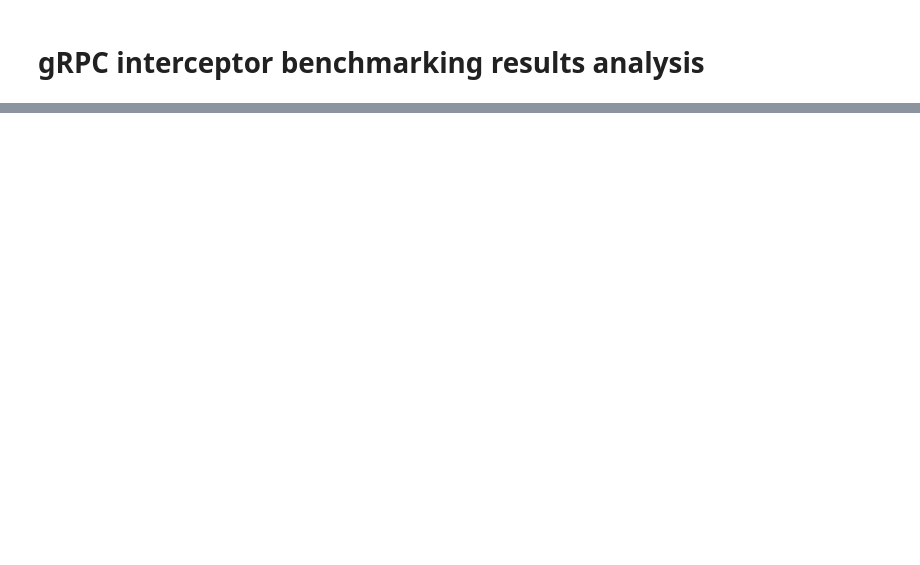
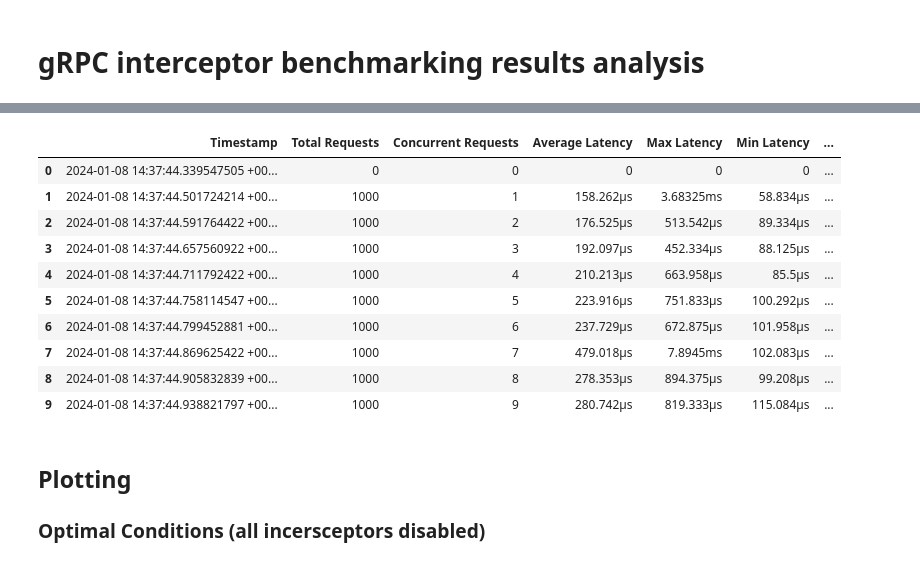
Before and after one commit to louisloechel/CloudServiceBenchmarking, a Jupyter notebook: analysis/plots.ipynb, the cells around one changed output, grey strips where cells are left out. Saved outputs shown, nothing was run; the diff lists cells and outputs as text; code cells hidden in the pictures; blank space fills up the shorter version.

```diff
--- a/analysis/plots.ipynb
+++ b/analysis/plots.ipynb
@@ -18 +46,34 @@ Index(['Timestamp', 'Total Requests', 'Concurrent Requests', 'Average Latency',
+# %%
+data_suboptimal = pd.read_csv(suboptimal_path)
+# Function to convert latency values to milliseconds
+def convert_latency_to_ms(latency_str):
+    if 'ms' in latency_str:
+        return float(latency_str.replace('ms', '').strip())
+    elif 'µs' in latency_str:
+        return float(latency_str.replace('µs', '').strip()) / 1000
+    else:
+        return 0
+
+# Apply the function to Min and Max Latency columns
+data_suboptimal['Average Latency'] = data_suboptimal['Average Latency'].apply(convert_latency_to_ms)
+data_suboptimal['Max Latency'] = data_suboptimal['Max Latency'].apply(convert_latency_to_ms)
+data_suboptimal['Min Latency'] = data_suboptimal['Min Latency'].apply(convert_latency_to_ms)
+
+
+data.head(10)
+# %% [output]
+|  | Timestamp | Total Requests | Concurrent Requests | Average Latency | Max Latency | Min Latency | ... |
+| 0 | 2024-01-08 14:37:44.339547505 +00... | 0 | 0 | 0 | 0 | 0 | ... |
+| 1 | 2024-01-08 14:37:44.501724214 +00... | 1000 | 1 | 158.262µs | 3.68325ms | 58.834µs | ... |
+| 2 | 2024-01-08 14:37:44.591764422 +00... | 1000 | 2 | 176.525µs | 513.542µs | 89.334µs | ... |
+| 3 | 2024-01-08 14:37:44.657560922 +00... | 1000 | 3 | 192.097µs | 452.334µs | 88.125µs | ... |
+| 4 | 2024-01-08 14:37:44.711792422 +00... | 1000 | 4 | 210.213µs | 663.958µs | 85.5µs | ... |
+| 5 | 2024-01-08 14:37:44.758114547 +00... | 1000 | 5 | 223.916µs | 751.833µs | 100.292µs | ... |
+| 6 | 2024-01-08 14:37:44.799452881 +00... | 1000 | 6 | 237.729µs | 672.875µs | 101.958µs | ... |
+| 7 | 2024-01-08 14:37:44.869625422 +00... | 1000 | 7 | 479.018µs | 7.8945ms | 102.083µs | ... |
+| 8 | 2024-01-08 14:37:44.905832839 +00... | 1000 | 8 | 278.353µs | 894.375µs | 99.208µs | ... |
+| 9 | 2024-01-08 14:37:44.938821797 +00... | 1000 | 9 | 280.742µs | 819.333µs | 115.084µs | ... |
+# %% [markdown]
+## Plotting
+### Optimal Conditions (all incersceptors disabled)
 # %%
```
Also changed, not shown: parts of 14 cells of this notebook.
